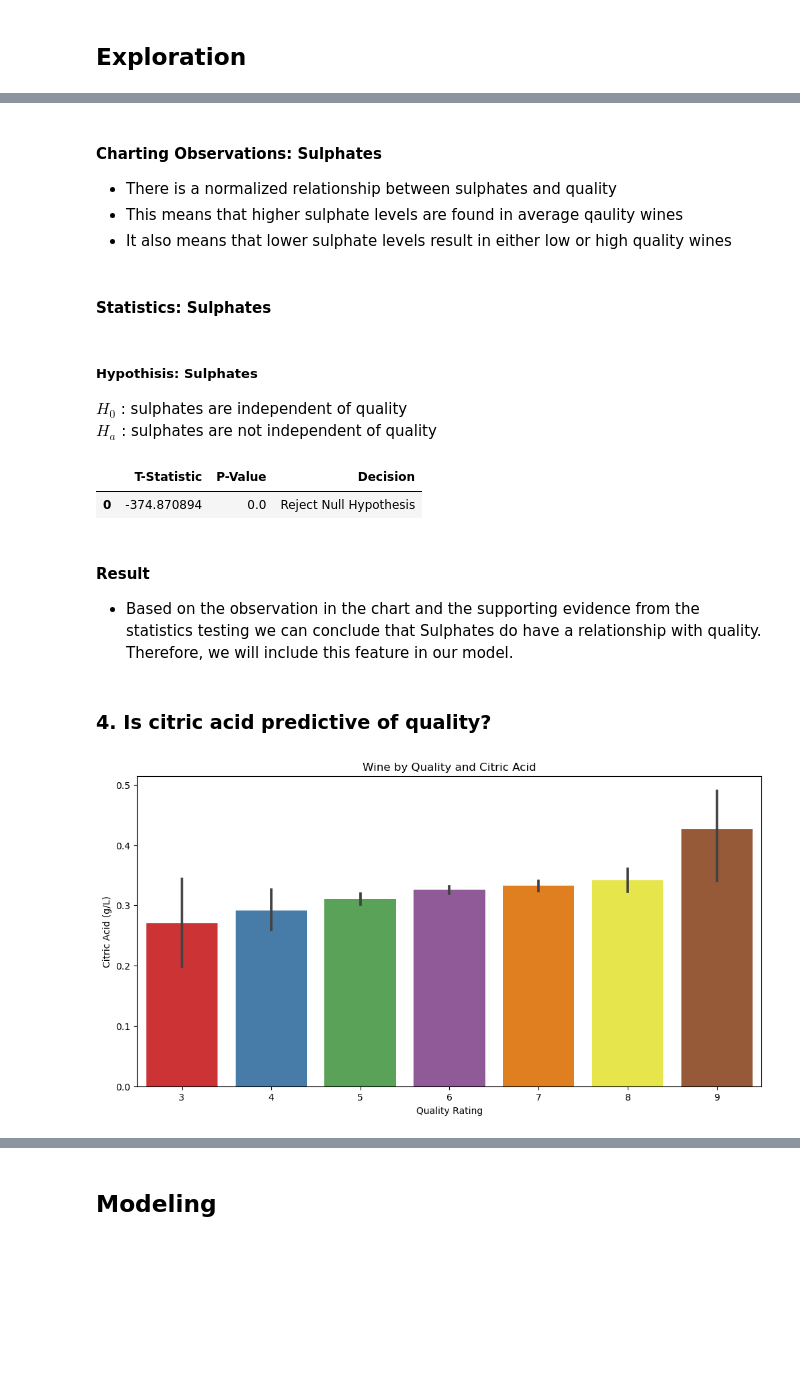
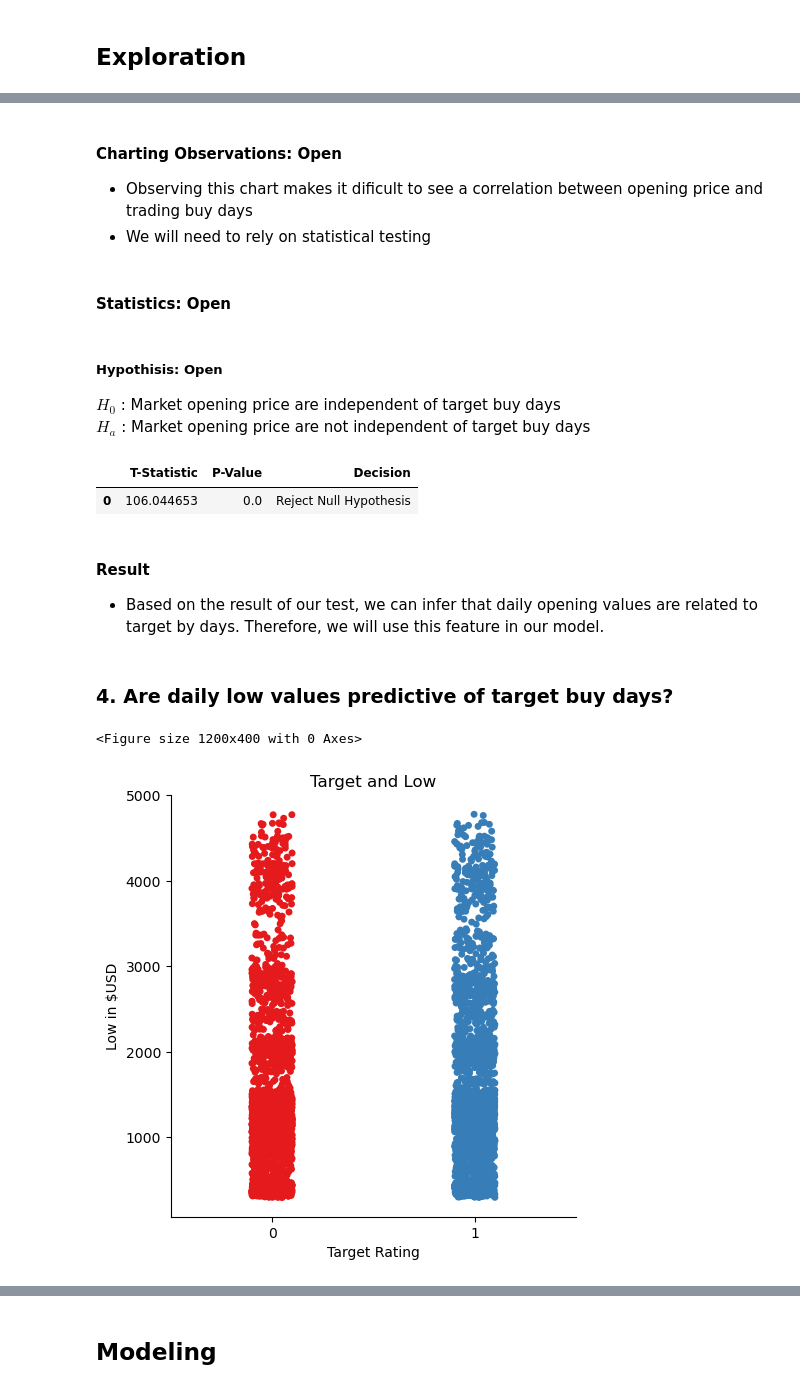
Before and after one commit to scottbarnett97/individual-project-sp500, a Jupyter notebook: final_report .ipynb, the cells around one changed output, grey strips where cells are left out. Drawn from its saved outputs; the diff is of its cells as text; code cells hidden in the pictures; blank space fills up the shorter version.

```diff
--- a/final_report .ipynb
+++ b/final_report .ipynb
@@ -75,7 +68,9 @@ import explore
 ### Bring in Data for Exploration
 # %%
 # Bring in data .csv
-df = wrangle.get_wine()
+df = wrangle.get_sp500()
+# Prepare data
+df = wrangle.prep_data(df)
 # Split data
 train, validate, test = wrangle.split_data(df)
 # %% [output]
@@ -136,5 +131,5 @@ $H_a$ : alcohol is not independent of quality
 # %%
 # Running stat test
-functions.run_alcohol_ttest(train)
+explore.run_volume_ttest(train)
 # %% [output]
 |  | T-Statistic | P-Value | Decision |
@@ -162,5 +157,5 @@ $H_a$ : Volatile acidity is not independent of quality
 # %%
 # Run stats
-functions.run_volatile_acidity_ttest(train)
+explore.run_high_ttest(train)
 # %% [output]
 |  | T-Statistic | P-Value | Decision |
@@ -178,28 +173,28 @@ functions.get_sulphate_quality(train)
 # %% [markdown]
-#### Charting Observations: Sulphates
-* There is a normalized relationship between sulphates and quality
-* This means that higher sulphate levels are found in average qaulity wines
-* It also means that lower sulphate levels result in either low or high quality wines
+#### Charting Observations: Open
+* Observing this chart makes it dificult to see a correlation between opening price and trading buy days
+* We will need to rely on statistical testing
 # %% [markdown]
-####  Statistics: Sulphates
+####  Statistics: Open
 # %% [markdown]
-##### Hypothisis: Sulphates
-$H_0$ : sulphates are independent of quality<br>
-$H_a$ : sulphates are not independent of quality
+##### Hypothisis: Open
+$H_0$ : Market opening price are independent of target buy days<br>
+$H_a$ : Market opening price are not independent of target buy days
 # %%
 # Running t-stat test
-functions.run_sulphates_ttest(train)
+explore.run_open_ttest(train)
 # %% [output]
 |  | T-Statistic | P-Value | Decision |
-| 0 | -374.870894 | 0.0 | Reject Null Hypothesis |
+| 0 | 106.044653 | 0.0 | Reject Null Hypothesis |
 # %% [markdown]
 #### Result
-* Based on the observation in the chart and the supporting evidence from the statistics testing we can conclude that Sulphates do have a relationship with quality. Therefore, we will include this feature in our model.
+* Based on the result of our test, we can infer that daily opening values are related to target by days. Therefore, we will use this feature in our model.
 # %% [markdown]
-### 4. Is citric acid predictive of quality?
+### 4. Are daily low values predictive of target buy days?
 # %%
 # Get visualizaions
-functions.get_ca_quality(train)
+explore.low_chart(train)
 # %% [output]
+<Figure size 1200x400 with 0 Axes>
-[figure, old version]
+[figure, new version]
 # %% [markdown]
```
Also changed, not shown: parts of 61 cells of this notebook, 3 other files.
